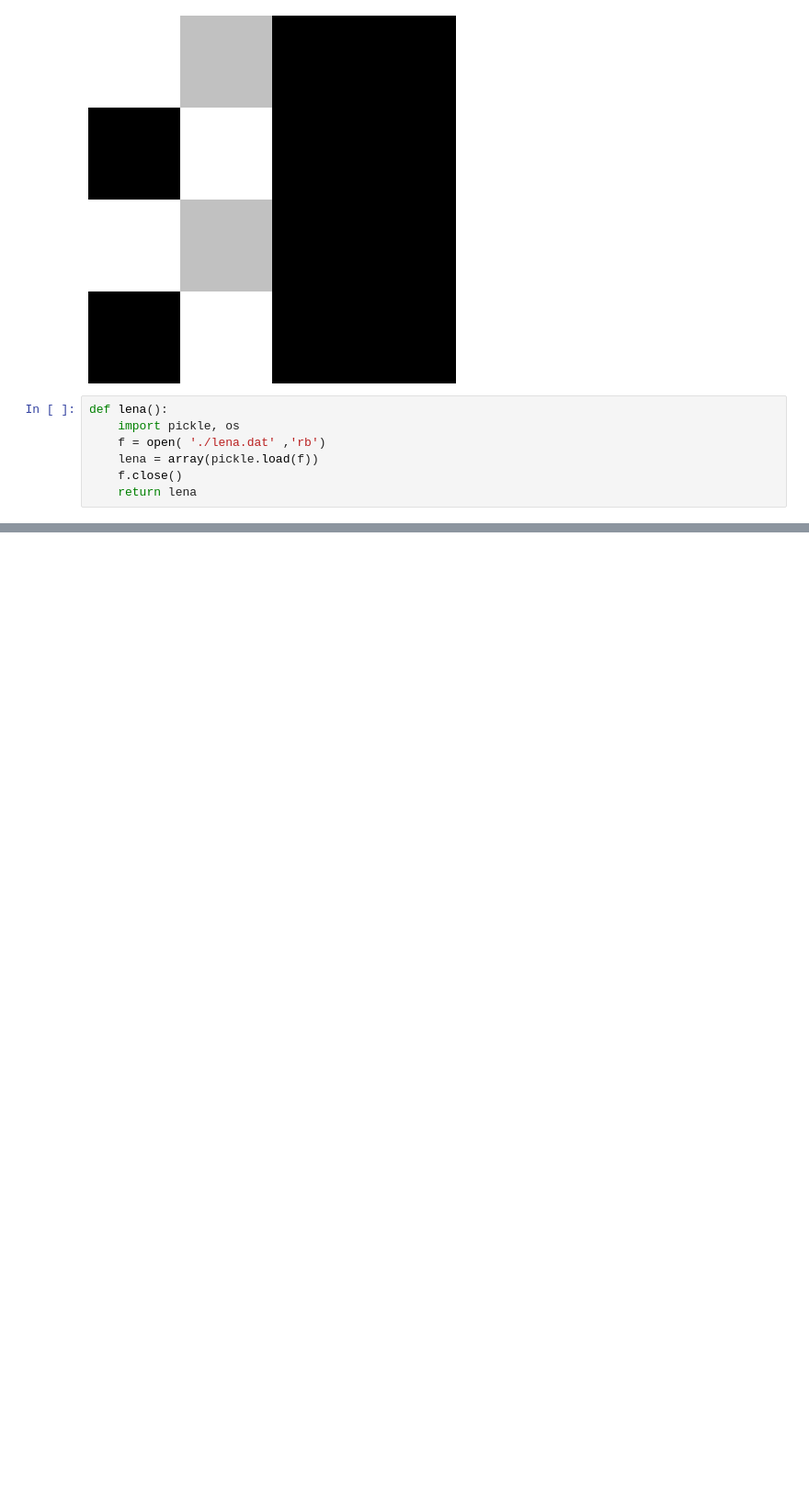
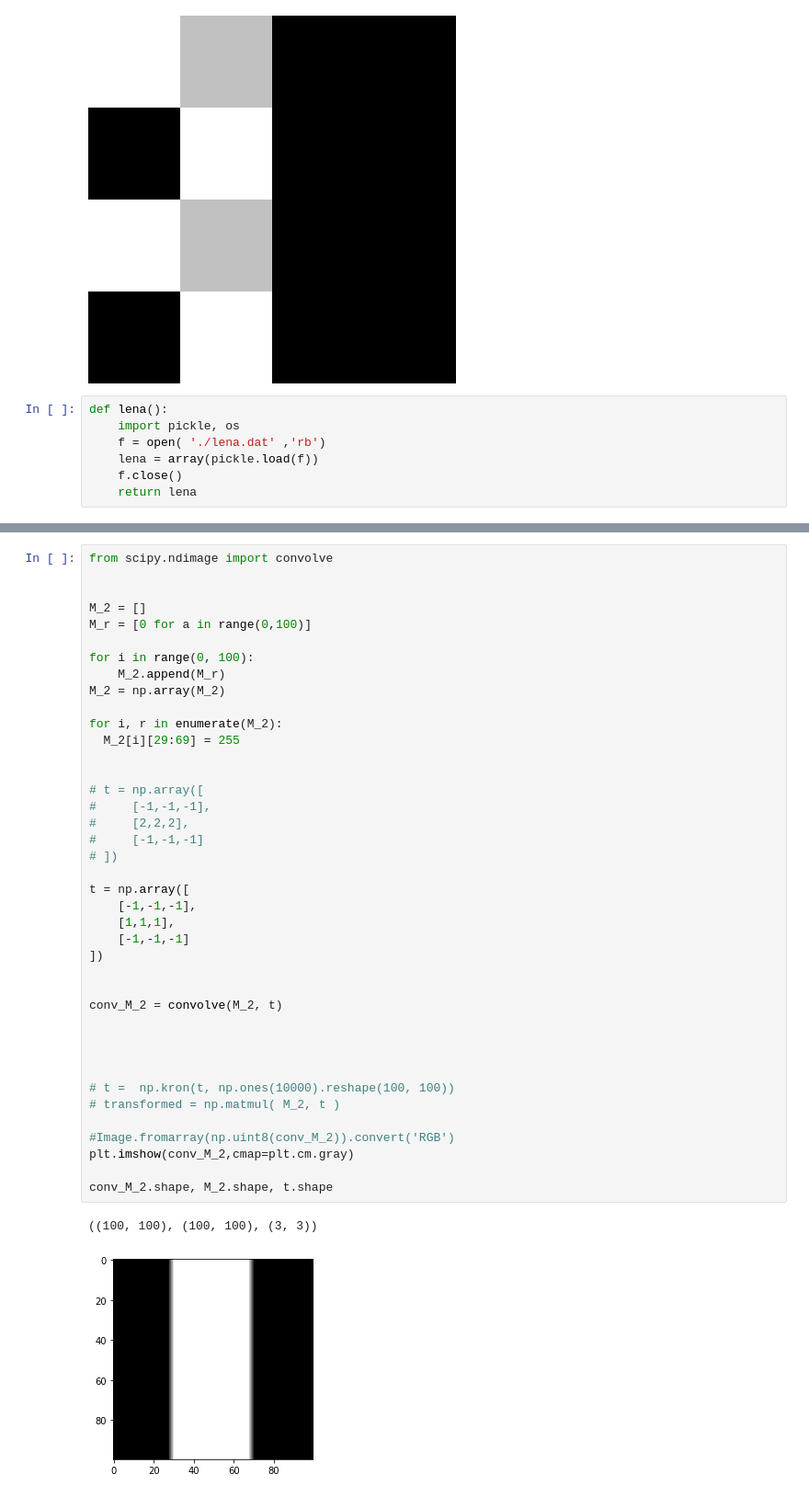
Before and after one commit to danyentezari/bn-ocr, a Jupyter notebook: BN_Image_DSP.ipynb, the cells around one changed output, grey strips where cells are left out. Shown at 92% size. Saved outputs shown, nothing was run; the diff lists cells and outputs as text; blank space fills up the shorter version.

```diff
--- a/BN_Image_DSP.ipynb
+++ b/BN_Image_DSP.ipynb
@@ -433,0 +465,43 @@ plt.show()
+# %%
+from scipy.ndimage import convolve
+
+
+M_2 = []
+M_r = [0 for a in range(0,100)]
+
+for i in range(0, 100):
+    M_2.append(M_r)
+M_2 = np.array(M_2)
+
+for i, r in enumerate(M_2):
+  M_2[i][29:69] = 255
+
+
+# t = np.array([
+#     [-1,-1,-1],
+#     [2,2,2],
+#     [-1,-1,-1]
+# ])
+
+t = np.array([
+    [-1,-1,-1],
+    [1,1,1],
+    [-1,-1,-1]
+])
+
+
+conv_M_2 = convolve(M_2, t)
+
+
+
+
+# t =  np.kron(t, np.ones(10000).reshape(100, 100))
+# transformed = np.matmul( M_2, t )
+
+#Image.fromarray(np.uint8(conv_M_2)).convert('RGB')
+plt.imshow(conv_M_2,cmap=plt.cm.gray)
+
+conv_M_2.shape, M_2.shape, t.shape
+# %% [output]
+((100, 100), (100, 100), (3, 3))
+[figure, added]
```
Also changed, not shown: parts of 8 cells of this notebook.
